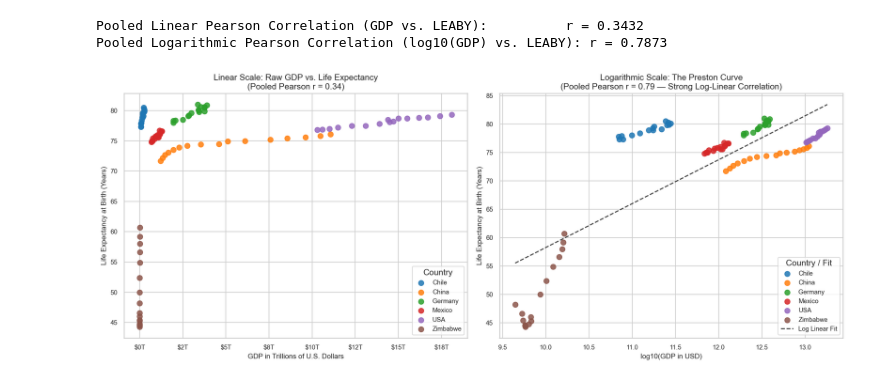
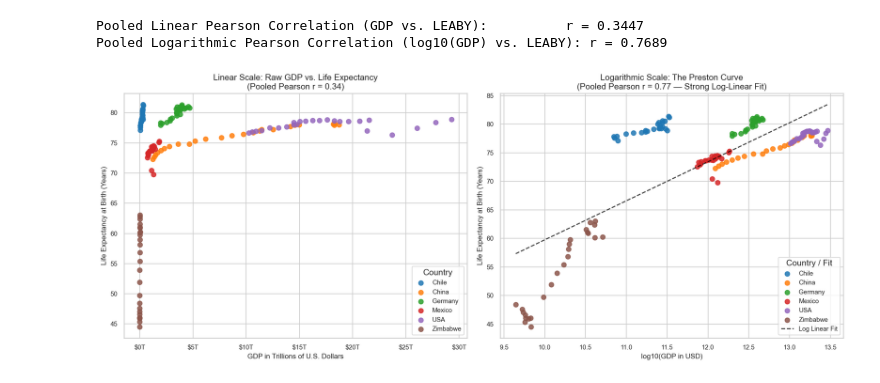
Before and after one commit to jkopz/life-expectancy-and-gdp, a Jupyter notebook: life_expectancy_gdp.ipynb, the cells around one changed output. Drawn from its saved outputs; the diff is of its cells as text; code cells hidden in the pictures.

Commit message:
Extend study to 2000-2024: add World Bank API ingestion, COVID-19 shock analysis and health-wealth decoupling

```diff
--- a/life_expectancy_gdp.ipynb
+++ b/life_expectancy_gdp.ipynb
@@ -326,0 +26,32 @@ Why? Because wealth and longevity do not follow a simple linear relationship acr
+# %%
+import matplotlib.pyplot as plt
+import matplotlib.ticker as ticker
+import numpy as np
+import pandas as pd
+import seaborn as sns
+
+# Visual Configuration
+sns.set_theme(style="whitegrid", font="sans-serif")
+plt.rcParams.update({
+    "figure.titlesize": 13,
+    "axes.titlesize": 12,
+    "axes.labelsize": 10,
+    "xtick.labelsize": 9,
+    "ytick.labelsize": 9,
+    "legend.fontsize": 9,
+    "figure.dpi": 150,
+})
+
+# Load the extended 2000-2024 dataset
+df = pd.read_csv("all_data_extended.csv")
+df = df.rename(columns={"Life expectancy at birth (years)": "LEABY"})
+
+# Feature Engineering
+df["Country_Short"] = df["Country"].replace({"United States of America": "USA"})
+df["GDP_Trillions"] = df["GDP"] / 1e12
+df["GDP_Billions"] = df["GDP"] / 1e9
+df["log_GDP"] = np.log10(df["GDP"])
+
+print(f"Dataset Shape: {df.shape[0]} observations across {df['Country'].nunique()} nations.")
+print(f"Temporal Span: {df['Year'].min()} to {df['Year'].max()} (25 consecutive years)\n")
+print(df.head(10).to_string(index=False))
@@ -331,41 +221,40 @@ r_log = df["log_GDP"].corr(df["LEABY"])
 print(f"Pooled Linear Pearson Correlation (GDP vs. LEABY):          r = {r_linear:.4f}")
 print(f"Pooled Logarithmic Pearson Correlation (log10(GDP) vs. LEABY): r = {r_log:.4f}")
 # %% [output]
-Pooled Linear Pearson Correlation (GDP vs. LEABY):          r = 0.3432
-Pooled Logarithmic Pearson Correlation (log10(GDP) vs. LEABY): r = 0.7873
+Pooled Linear Pearson Correlation (GDP vs. LEABY):          r = 0.3447
+Pooled Logarithmic Pearson Correlation (log10(GDP) vs. LEABY): r = 0.7689
 # %%
 fig, axes = plt.subplots(1, 2, figsize=(15, 6))
 
 countries = df["Country_Short"].unique()
 palette_dict = dict(zip(countries, sns.color_palette("tab10", len(countries))))
 
 # 1. Linear Scale (Raw GDP)
 for c in countries:
     sub = df[df["Country_Short"] == c]
-    axes[0].scatter(sub["GDP_Trillions"], sub["LEABY"], label=c, color=palette_dict[c], s=55, alpha=0.85)
+    axes[0].scatter(sub["GDP_Trillions"], sub["LEABY"], label=c, color=palette_dict[c], s=45, alpha=0.85)
 
 axes[0].set_title(f"Linear Scale: Raw GDP vs. Life Expectancy\n(Pooled Pearson r = {r_linear:.2f})")
 axes[0].set_xlabel("GDP in Trillions of U.S. Dollars")
 axes[0].set_ylabel("Life Expectancy at Birth (Years)")
 axes[0].xaxis.set_major_formatter(ticker.FuncFormatter(lambda x, _: f"${x:.0f}T"))
 axes[0].legend(title="Country", loc="lower right")
 
 # 2. Logarithmic Scale (The Preston Curve)
 for c in countries:
     sub = df[df["Country_Short"] == c]
-    axes[1].scatter(sub["log_GDP"], sub["LEABY"], label=c, color=palette_dict[c], s=55, alpha=0.85)
+    axes[1].scatter(sub["log_GDP"], sub["LEABY"], label=c, color=palette_dict[c], s=45, alpha=0.85)
 
-# Log Trendline
 m, b = np.polyfit(df["log_GDP"], df["LEABY"], 1)
 x_line = np.linspace(df["log_GDP"].min(), df["log_GDP"].max(), 100)
 axes[1].plot(x_line, m * x_line + b, color="black", linestyle="--", alpha=0.75, label="Log Linear Fit")
 
-axes[1].set_title(f"Logarithmic Scale: The Preston Curve\n(Pooled Pearson r = {r_log:.2f} — Strong Log-Linear Correlation)")
+axes[1].set_title(f"Logarithmic Scale: The Preston Curve\n(Pooled Pearson r = {r_log:.2f} — Strong Log-Linear Fit)")
 axes[1].set_xlabel("log10(GDP in USD)")
 axes[1].set_ylabel("Life Expectancy at Birth (Years)")
 axes[1].legend(title="Country / Fit", loc="lower right")
 
 plt.tight_layout()
 plt.show()
 # %% [output]
-[figure, old version]
+[figure, new version]
```
Also changed, not shown: parts of 53 cells of this notebook, 11 other files.
